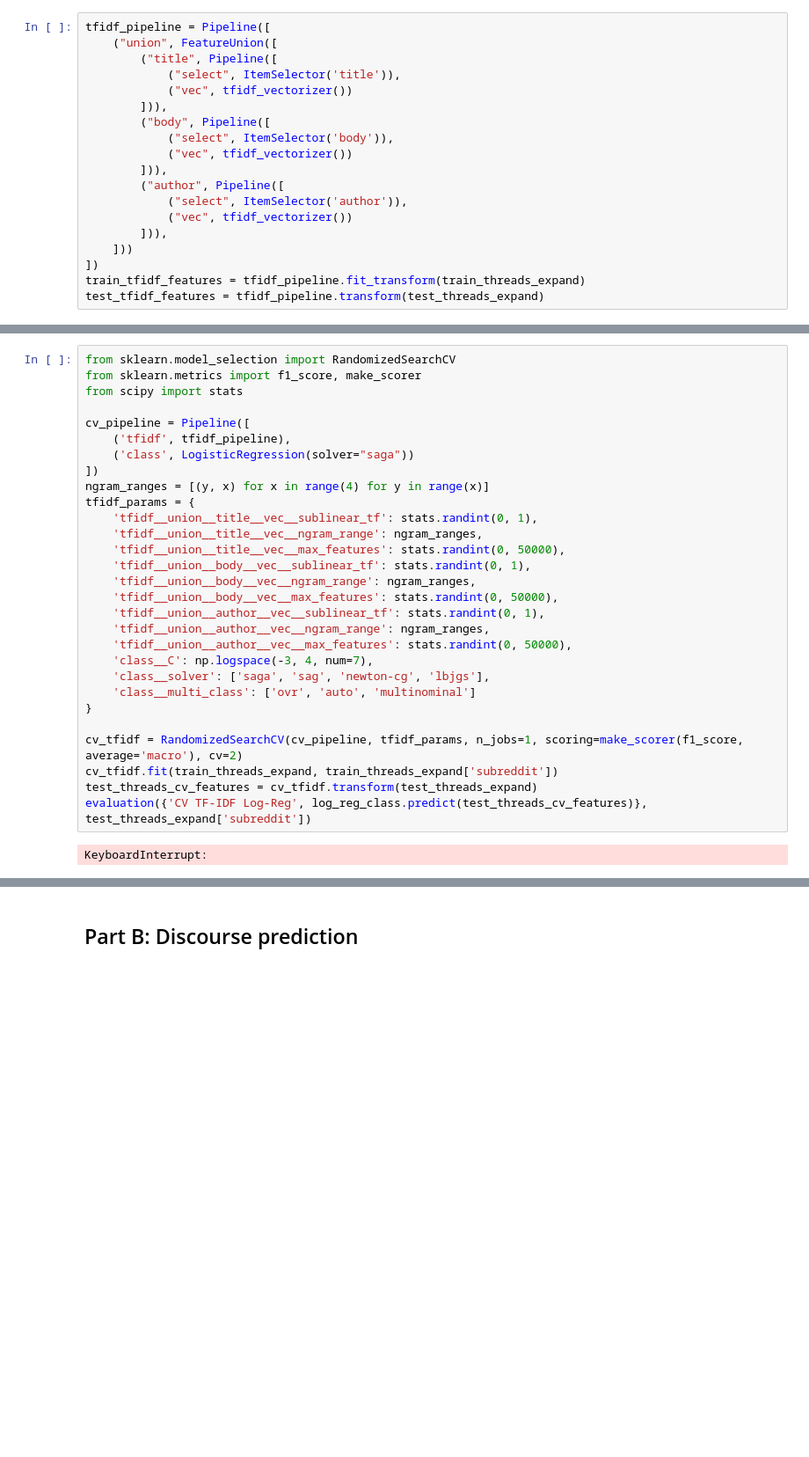
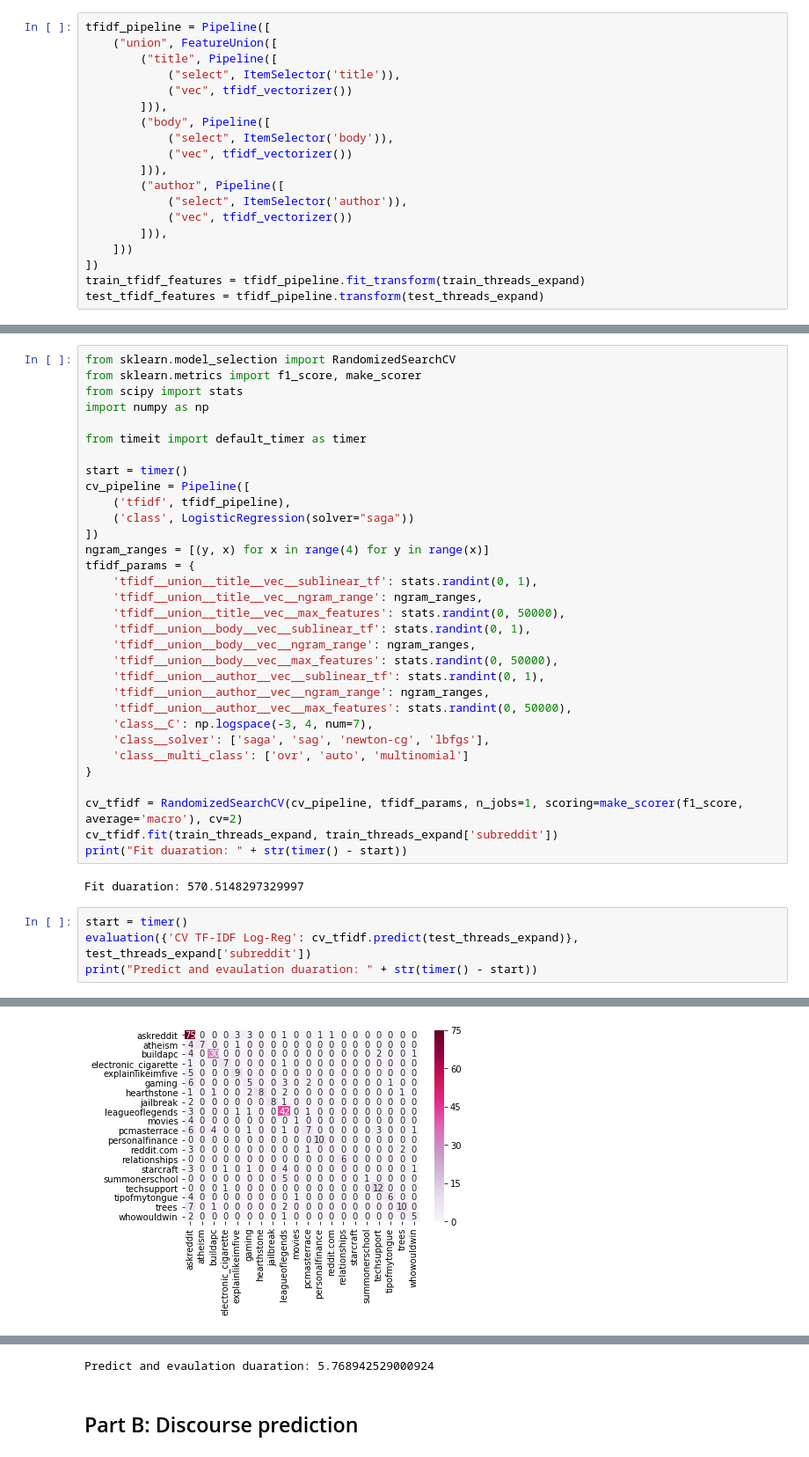
Before and after one commit to themadprofessor/UniWork, a Jupyter notebook: TAD/Coursework skeleton.ipynb, the cells around one changed output, grey strips where cells are left out. Shown at 88% size. Saved outputs shown, nothing was run; the diff lists cells and outputs as text; blank space fills up the shorter version.

```diff
--- a/TAD/Coursework skeleton.ipynb
+++ b/TAD/Coursework skeleton.ipynb
@@ -359,7 +362,11 @@ Best Confusion Matrix
 from sklearn.model_selection import RandomizedSearchCV
 from sklearn.metrics import f1_score, make_scorer
 from scipy import stats
+import numpy as np
 
+from timeit import default_timer as timer
+
+start = timer()
 cv_pipeline = Pipeline([
     ('tfidf', tfidf_pipeline),
     ('class', LogisticRegression(solver="saga"))
@@ -376,13 +383,17 @@ tfidf_params = {
     'tfidf__union__author__vec__ngram_range': ngram_ranges,
     'tfidf__union__author__vec__max_features': stats.randint(0, 50000),
     'class__C': np.logspace(-3, 4, num=7),
-    'class__solver': ['saga', 'sag', 'newton-cg', 'lbjgs'],
-    'class__multi_class': ['ovr', 'auto', 'multinominal']
+    'class__solver': ['saga', 'sag', 'newton-cg', 'lbfgs'],
+    'class__multi_class': ['ovr', 'auto', 'multinomial']
 }
 
 cv_tfidf = RandomizedSearchCV(cv_pipeline, tfidf_params, n_jobs=1, scoring=make_scorer(f1_score, average='macro'), cv=2)
 cv_tfidf.fit(train_threads_expand, train_threads_expand['subreddit'])
-test_threads_cv_features = cv_tfidf.transform(test_threads_expand)
-evaluation({'CV TF-IDF Log-Reg', log_reg_class.predict(test_threads_cv_features)}, test_threads_expand['subreddit'])
+print("Fit duaration: " + str(timer() - start))
 # %% [output]
-KeyboardInterrupt:
+Fit duaration: 570.5148297329997
+# %%
+start = timer()
+evaluation({'CV TF-IDF Log-Reg': cv_tfidf.predict(test_threads_expand)}, test_threads_expand['subreddit'])
+print("Predict and evaulation duaration: " + str(timer() - start))
+# %% [output]
@@ -388,0 +417 @@ KeyboardInterrupt:
+[figure, added]
@@ -389,3 +419,4 @@ KeyboardInterrupt:
+Predict and evaulation duaration: 5.768942529000924
 # %% [markdown]
 ## Part B: Discourse prediction ##
 # %%
```
Also changed, not shown: parts of 13 cells of this notebook.
